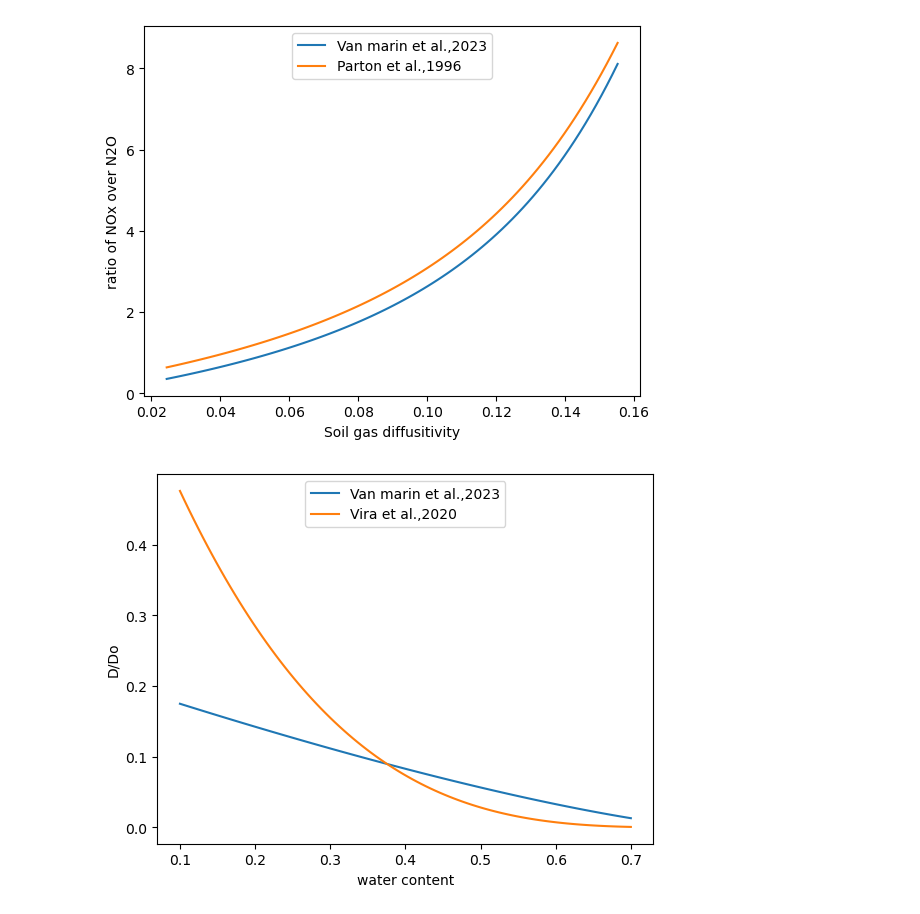
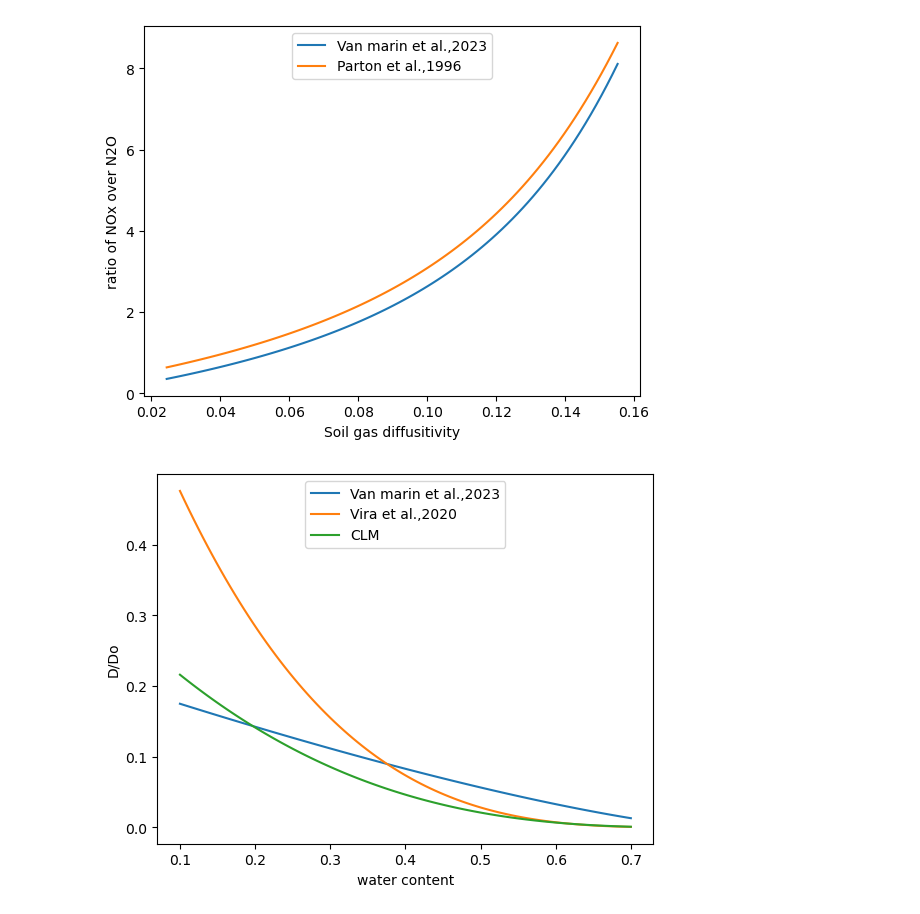
Before and after one commit to jinmuluo/ABCI, a Jupyter notebook: pH.ipynb, the cells around one changed output. Drawn from its saved outputs; the diff is of its cells as text; code cells hidden in the pictures.

```diff
--- a/pH.ipynb
+++ b/pH.ipynb
@@ -45,12 +45,18 @@ wsat = 0.8
 w = np.linspace(0.1, 0.7, 100)
 VMartin = 0.209*(1-w/wsat)**(4/3)
 vira = (abs(w - wsat))**(10/3)/(wsat**2)
+
+omfrac = 0.0
+CLM = omfrac*(1-w/wsat)**(10/3) + (1-omfrac)*(wsat-w)**2 * ((1-w/wsat))**(3/4)
+T = 0.1759 + 0.0011*283
+CLM = T * CLM
 # %%
 plt.plot(w, VMartin, label="Van marin et al.,2023")
 plt.plot(w, vira, label="Vira et al.,2020")
+plt.plot(w, CLM, label="CLM")
 plt.legend(loc="upper center")
 plt.xlabel("water content")
 plt.ylabel("D/Do")
 plt.show()
 # %% [output]
-[figure, old version]
+[figure, new version]
```
